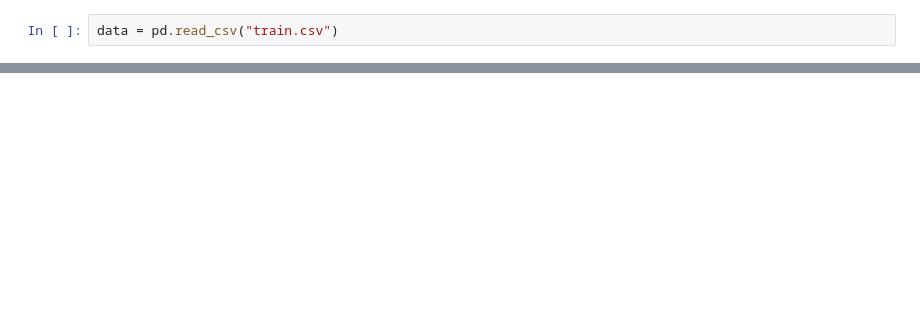
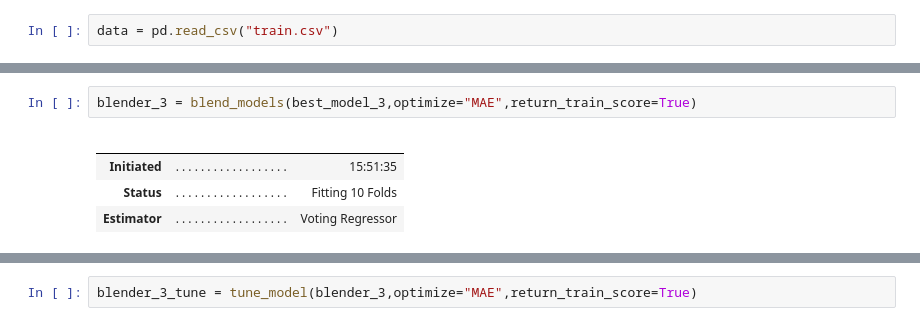
Before and after one commit to YEUNU/dacon_0719, a Jupyter notebook: main.ipynb, the cells around one changed output, grey strips where cells are left out. Drawn from its saved outputs; the diff is of its cells as text; blank space fills up the shorter version.

```diff
--- a/main.ipynb
+++ b/main.ipynb
@@ -99,0 +86,8 @@ best = compare_models(sort = 'MAE')
+# %%
+blender_3 = blend_models(best_model_3,optimize="MAE",return_train_score=True)
+# %% [output]
+|  |  |  |
+|  |  |  |
+| Initiated | . . . . . . . . . . . . . . . . . . | 15:51:35 |
+| Status | . . . . . . . . . . . . . . . . . . | Fitting 10 Folds |
+| Estimator | . . . . . . . . . . . . . . . . . . | Voting Regressor |
@@ -99,0 +95,2 @@ best = compare_models(sort = 'MAE')
+# %%
+blender_3_tune = tune_model(blender_3,optimize="MAE",return_train_score=True)
```
Also changed, not shown: parts of 13 cells of this notebook, 5 other files.
